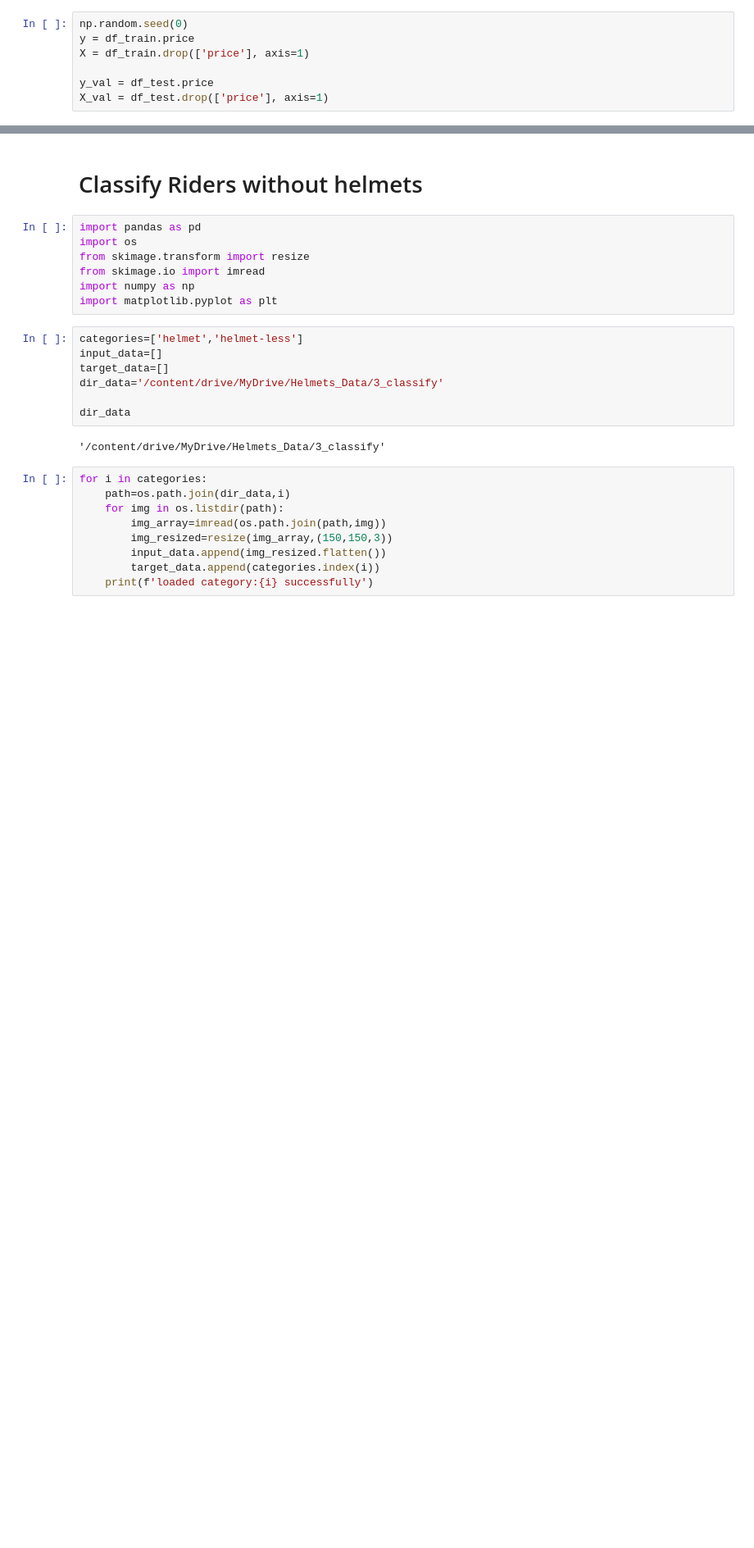
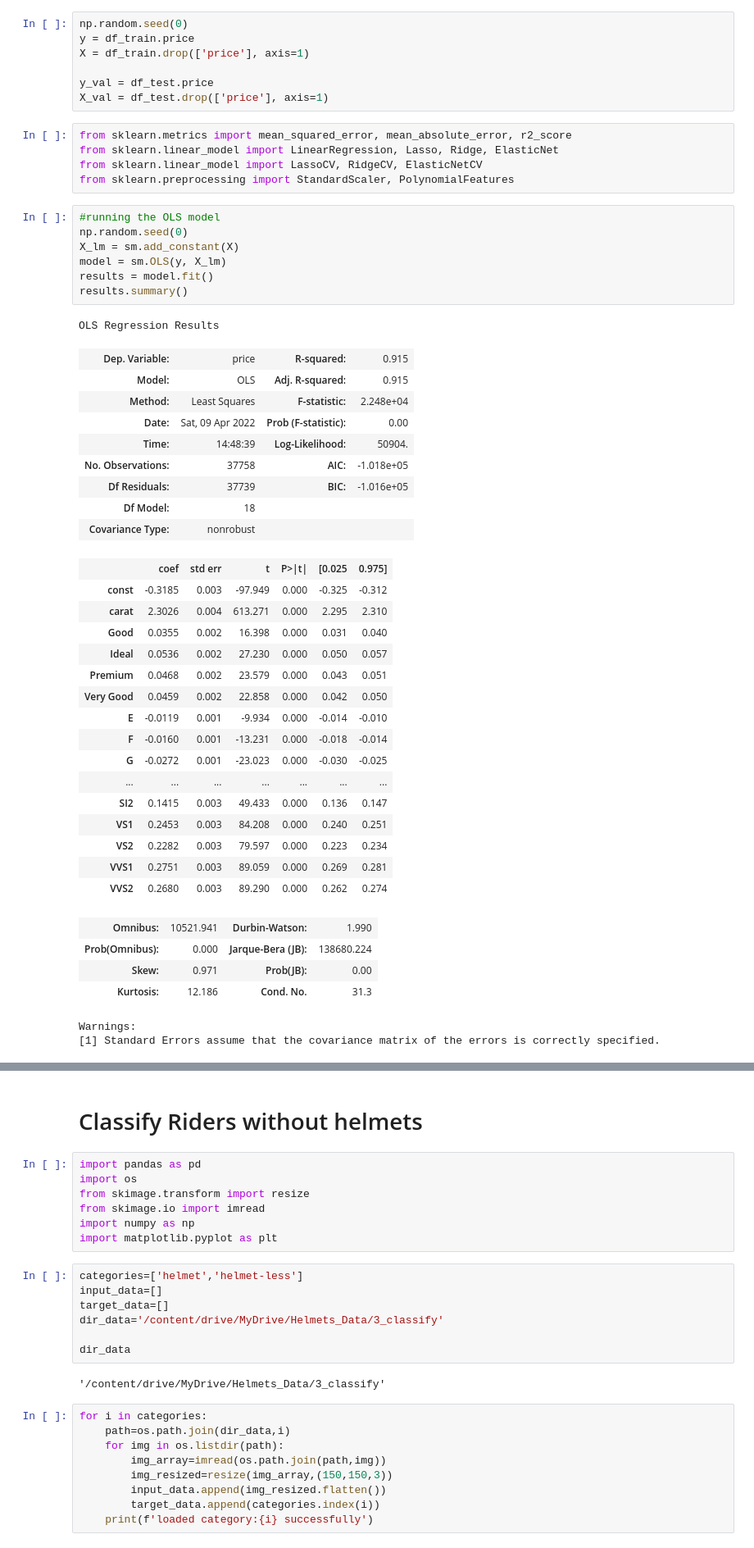
Before and after one commit to Suvodeep-Das/Diamond-Pricing-Model, a Jupyter notebook: MachineGeeks.ipynb, the cells around one changed output, grey strips where cells are left out. Shown at 82% size. Drawn from its saved outputs; the diff is of its cells as text; blank space fills up the shorter version.

```diff
--- a/MachineGeeks.ipynb
+++ b/MachineGeeks.ipynb
@@ -202,3 +202,48 @@ X = df_train.drop(['price'], axis=1)
 
 y_val = df_test.price
 X_val = df_test.drop(['price'], axis=1)
+# %%
+from sklearn.metrics import mean_squared_error, mean_absolute_error, r2_score
+from sklearn.linear_model import LinearRegression, Lasso, Ridge, ElasticNet
+from sklearn.linear_model import LassoCV, RidgeCV, ElasticNetCV
+from sklearn.preprocessing import StandardScaler, PolynomialFeatures
+# %%
+#running the OLS model
+np.random.seed(0)
+X_lm = sm.add_constant(X)
+model = sm.OLS(y, X_lm)
+results = model.fit()
+results.summary()
+# %% [output]
+OLS Regression Results
+| Dep. Variable: | price | R-squared: | 0.915 |
+| Model: | OLS | Adj. R-squared: | 0.915 |
+| Method: | Least Squares | F-statistic: | 2.248e+04 |
+| Date: | Sat, 09 Apr 2022 | Prob (F-statistic): | 0.00 |
+| Time: | 14:48:39 | Log-Likelihood: | 50904. |
+| No. Observations: | 37758 | AIC: | -1.018e+05 |
+| Df Residuals: | 37739 | BIC: | -1.016e+05 |
+| Df Model: | 18 |  |  |
+| Covariance Type: | nonrobust |  |  |
+|  | coef | std err | t | P>|t| | [0.025 | 0.975] |
+| const | -0.3185 | 0.003 | -97.949 | 0.000 | -0.325 | -0.312 |
+| carat | 2.3026 | 0.004 | 613.271 | 0.000 | 2.295 | 2.310 |
+| Good | 0.0355 | 0.002 | 16.398 | 0.000 | 0.031 | 0.040 |
+| Ideal | 0.0536 | 0.002 | 27.230 | 0.000 | 0.050 | 0.057 |
+| Premium | 0.0468 | 0.002 | 23.579 | 0.000 | 0.043 | 0.051 |
+| Very Good | 0.0459 | 0.002 | 22.858 | 0.000 | 0.042 | 0.050 |
+| E | -0.0119 | 0.001 | -9.934 | 0.000 | -0.014 | -0.010 |
+| F | -0.0160 | 0.001 | -13.231 | 0.000 | -0.018 | -0.014 |
+| G | -0.0272 | 0.001 | -23.023 | 0.000 | -0.030 | -0.025 |
+| ... | ... | ... | ... | ... | ... | ... |
+| SI2 | 0.1415 | 0.003 | 49.433 | 0.000 | 0.136 | 0.147 |
+| VS1 | 0.2453 | 0.003 | 84.208 | 0.000 | 0.240 | 0.251 |
+| VS2 | 0.2282 | 0.003 | 79.597 | 0.000 | 0.223 | 0.234 |
+| VVS1 | 0.2751 | 0.003 | 89.059 | 0.000 | 0.269 | 0.281 |
+| VVS2 | 0.2680 | 0.003 | 89.290 | 0.000 | 0.262 | 0.274 |
+| Omnibus: | 10521.941 | Durbin-Watson: | 1.990 |
+| Prob(Omnibus): | 0.000 | Jarque-Bera (JB): | 138680.224 |
+| Skew: | 0.971 | Prob(JB): | 0.00 |
+| Kurtosis: | 12.186 | Cond. No. | 31.3 |
+Warnings:
+[1] Standard Errors assume that the covariance matrix of the errors is correctly specified.
```
Also changed, not shown: parts of 3 cells of this notebook.
